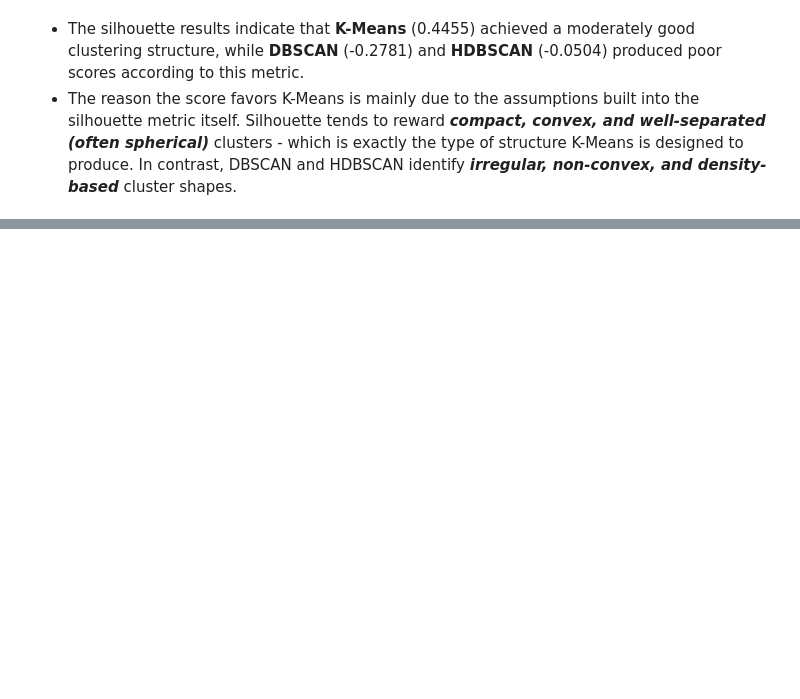
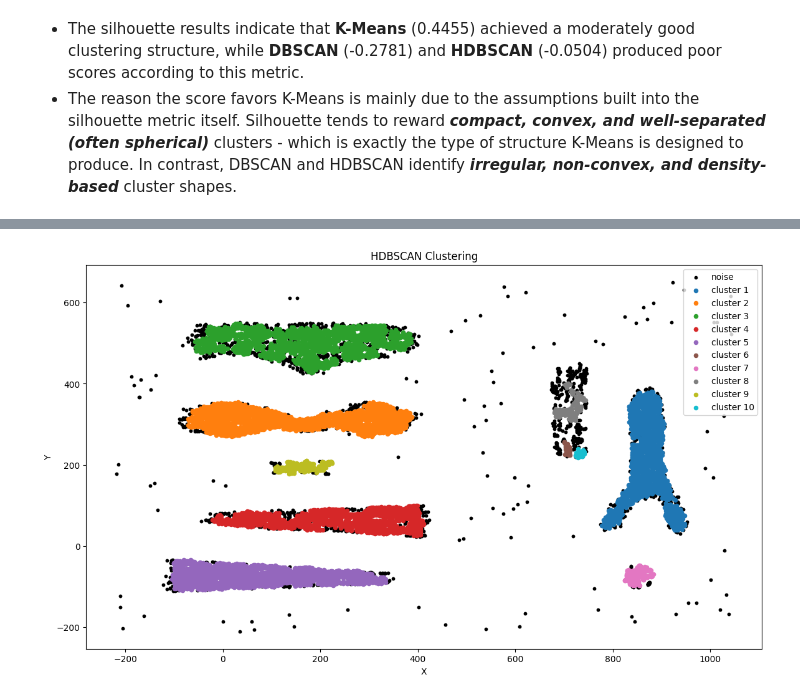
Before and after one commit to Leoul39/clustering-algorithms, a Jupyter notebook: plot.ipynb, the cells around one changed output, grey strips where cells are left out. Saved outputs shown, nothing was run; the diff lists cells and outputs as text; code cells hidden in the pictures; blank space fills up the shorter version.

```diff
--- a/plot.ipynb
+++ b/plot.ipynb
@@ -127,0 +153,5 @@ The silhouette score for hdbscan: -0.0504
+# %%
+hdbscan_labels_2 = hdbscan(X2, min_samples= 15, min_cluster_size= 30)
+plot_clusters(X2, hdbscan_labels_2, "HDBSCAN Clustering")
+# %% [output]
+[figure, added]
```
Also changed, not shown: parts of 5 cells of this notebook.
